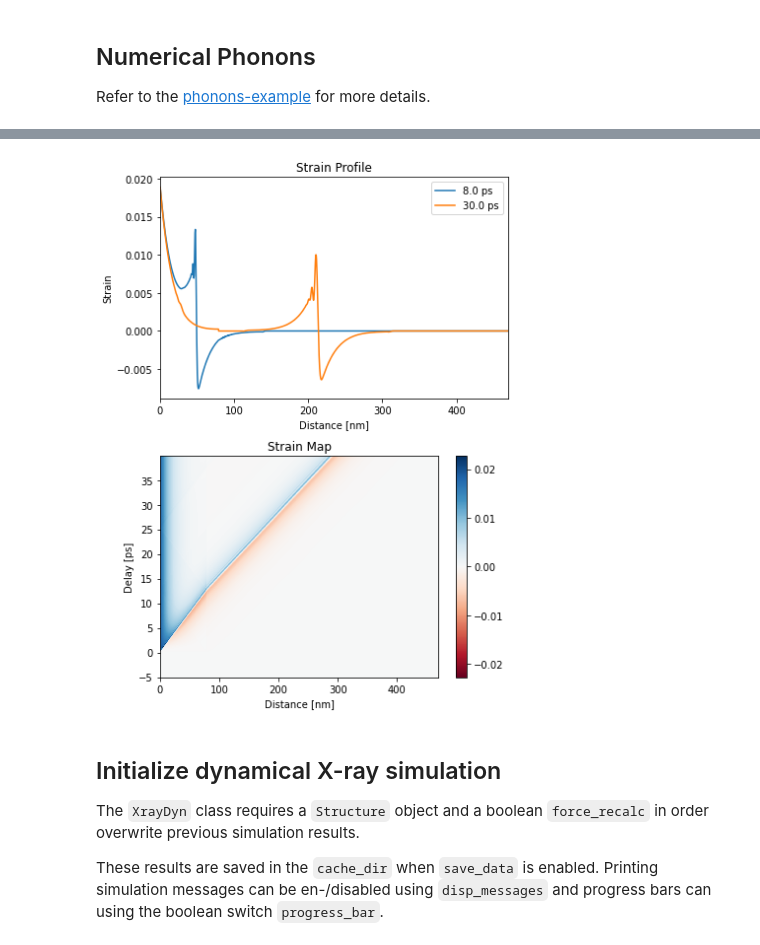
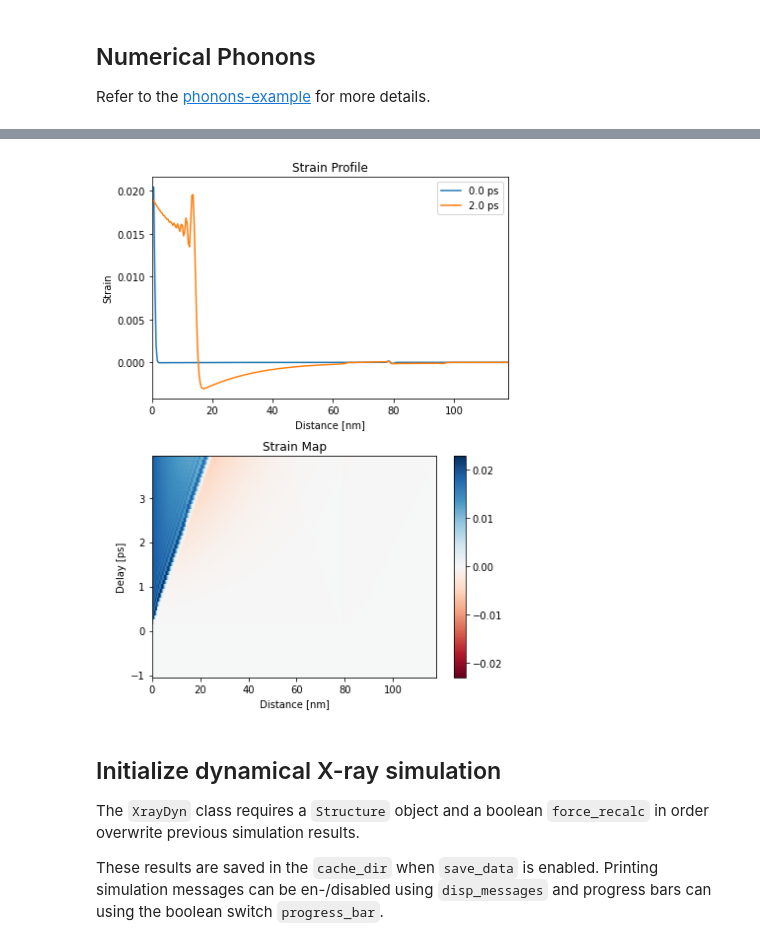
Before and after one commit to dschick/udkm1Dsim, a Jupyter notebook: docs/source/examples/dynamical_xray debye_waller.ipynb, the cells around one changed output, grey strips where cells are left out. Saved outputs shown, nothing was run; the diff lists cells and outputs as text; code cells hidden in the pictures.

```diff
--- a/docs/source/examples/dynamical_xray debye_waller.ipynb
+++ b/docs/source/examples/dynamical_xray debye_waller.ipynb
@@ -37,7 +40,7 @@ sv_STO = 7.800*u.nm/u.ps
 prop_SRO = {}
 prop_SRO['a_axis'] = c_STO_sub  # aAxis
 prop_SRO['b_axis'] = c_STO_sub  # bAxis
-prop_SRO['deb_wal_fac'] = '2*T'  # Debye-Waller factor
+prop_SRO['deb_wal_fac'] = '0.05e-10*(T-300)'  # Debye-Waller factor
 prop_SRO['sound_vel'] = sv_SRO  # sound velocity
 prop_SRO['opt_ref_index'] = 2.44+4.32j
 prop_SRO['therm_cond'] = 5.72*u.W/(u.m*u.K)  # heat conductivity
@@ -55,7 +58,7 @@ SRO.add_atom(Ru, 0.5)
 prop_STO_sub = {}
 prop_STO_sub['a_axis'] = c_STO_sub  # aAxis
 prop_STO_sub['b_axis'] = c_STO_sub  # bAxis
-prop_STO_sub['deb_wal_fac'] = '1*T'  # Debye-Waller factor
+prop_STO_sub['deb_wal_fac'] = '0.05e-10'  # Debye-Waller factor
 prop_STO_sub['sound_vel'] = sv_STO  # sound velocity
 prop_STO_sub['opt_ref_index'] = 2.1+0j
 prop_STO_sub['therm_cond'] = 12*u.W/(u.m*u.K)  # heat conductivity
@@ -72,7 +75,7 @@ STO_sub.add_atom(Ti, 0.5)
 # %%
 S = ud.Structure('Single Layer')
 S.add_sub_structure(SRO, 200)  # add 100 layers of SRO to sample
-S.add_sub_structure(STO_sub, 1000)  # add 1000 layers of dynamic STO substrate
+S.add_sub_structure(STO_sub, 100)  # add 1000 layers of dynamic STO substrate
 
 substrate = ud.Structure('Static Substrate')
 # add 1000000 layers of static STO substrate
@@ -100,7 +103,7 @@ h.excitation = {'fluence': [35]*u.mJ/u.cm**2,
                 'theta': 45*u.deg}
 
 # temporal and spatial grid
-delays = np.r_[-5:40:0.1]*u.ps
+delays = np.r_[-1:4:0.1]*u.ps
 _, _, distances = S.get_distances_of_layers()
 # %%
 temp_map, delta_temp_map = h.get_temp_map(delays, 300*u.K)
@@ -147,27 +150,27 @@ Elapsed time for _strain_map_: 1.015786 s
 # %%
 plt.figure(figsize=[6, 8])
 plt.subplot(2, 1, 1)
-plt.plot(distances.to('nm').magnitude, strain_map[130, :], label=np.round(delays[130]))
-plt.plot(distances.to('nm').magnitude, strain_map[350, :], label=np.round(delays[350]))
+plt.plot(distances.to('nm').magnitude, strain_map[13, :], label=np.round(delays[13]))
+plt.plot(distances.to('nm').magnitude, strain_map[35, :], label=np.round(delays[35]))
 plt.xlim([0, distances.to('nm').magnitude[-1]])
 plt.xlabel('Distance [nm]')
 plt.ylabel('Strain')
 plt.legend()
 plt.title('Strain Profile')
 
 plt.subplot(2, 1, 2)
 plt.pcolormesh(distances.to('nm').magnitude, delays.to('ps').magnitude,
                strain_map, cmap='RdBu', vmin=-np.max(strain_map),
                vmax=np.max(strain_map), shading='auto')
 plt.colorbar()
 plt.xlabel('Distance [nm]')
 plt.ylabel('Delay [ps]')
 plt.title('Strain Map')
 
 plt.tight_layout()
 plt.show()
 # %% [output]
-[figure, old version]
+[figure, new version]
 # %% [markdown]
 ## Initialize dynamical X-ray simulation
 
```
Also changed, not shown: parts of 12 cells of this notebook, 1 other file.
